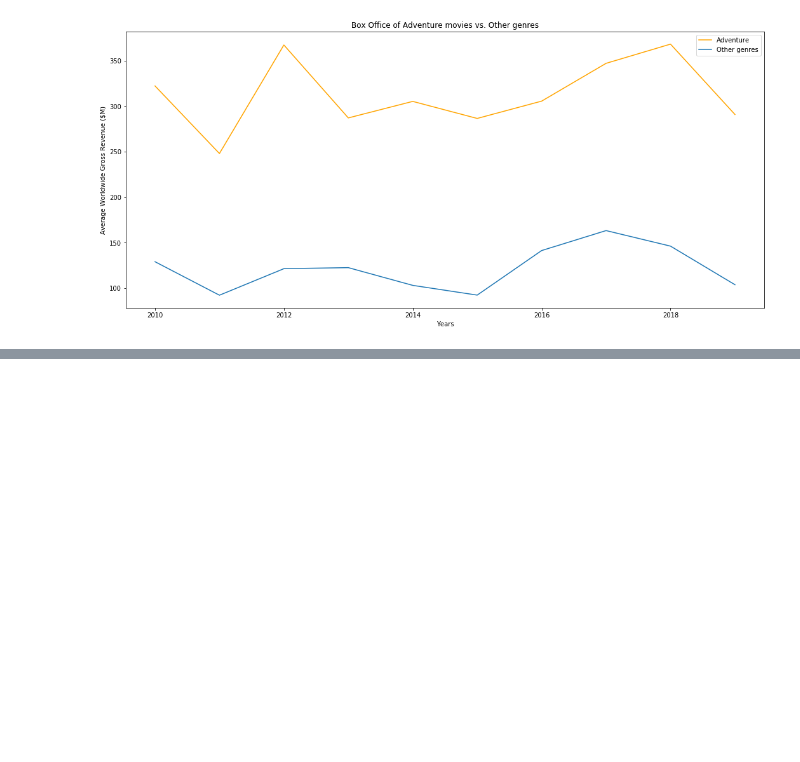
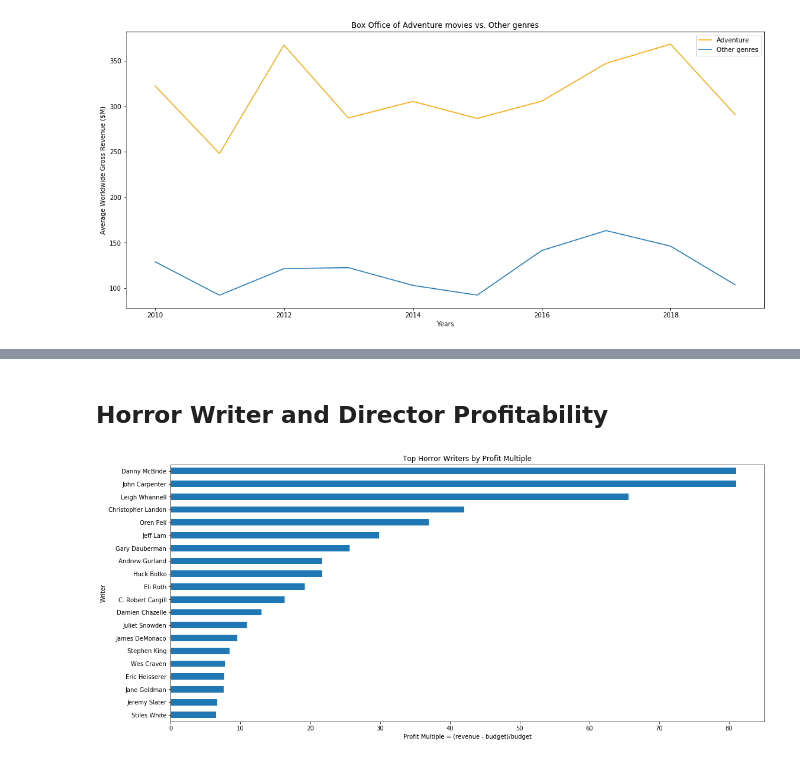
Before and after one commit to tcrispi/Mod1-Project, a Jupyter notebook: Team4_Presentation_final_v1.ipynb, the cells around one changed output, grey strips where cells are left out. Cells and saved outputs as stored; diff of their text form; code cells hidden in the pictures; blank space fills up the shorter version.

```diff
--- a/Team4_Presentation_final_v1.ipynb
+++ b/Team4_Presentation_final_v1.ipynb
@@ -335,0 +372,32 @@ df7.head()
+# %%
+#Change economic data to floats
+df_econ['production_budget'] = df_econ['production_budget'].astype(float)
+df_econ['domestic_gross'] = df_econ['domestic_gross'].astype(float)
+df_econ['worldwide_gross'] = df_econ['worldwide_gross'].astype(float)
+# %%
+#Calculate profit multiple
+df_econ['profit_multiple'] = (df_econ.worldwide_gross - df_econ.production_budget) / df_econ.production_budget
+# %%
+#Limit data to people who have participated in at least 2 films
+df_econ = df_econ[df_econ.groupby('primary_name').primary_name.transform(len)>6]
+# %% [markdown]
+## Horror Writer and Director Profitability
+# %%
+#Create dataframes for horror writers and directors
+df_writers = df_econ.loc[df_econ['category']== 'writer']
+df_directors = df_econ.loc[df_econ['category']== 'director']
+df_horror_writers = df_writers.loc[df_writers['genres3']== 'Horror']
+df_horror_directors = df_directors.loc[df_directors['genres3']== 'Horror']
+# %%
+#Plot top 20
+horror_writer_chart = df_horror_writers.groupby('primary_name')['profit_multiple'].mean().nlargest(20)
+
+plt.figure(figsize = (18,8))
+horror_writer_chart.plot.barh()
+plt.title('Top Horror Writers by Profit Multiple')
+plt.xlabel('Profit Multiple = (revenue - budget)/budget')
+plt.ylabel('Writer')
+plt.gca().invert_yaxis()
+plt.show()
+# %% [output]
+[figure, added]
```
Also changed, not shown: parts of 17 cells of this notebook.
